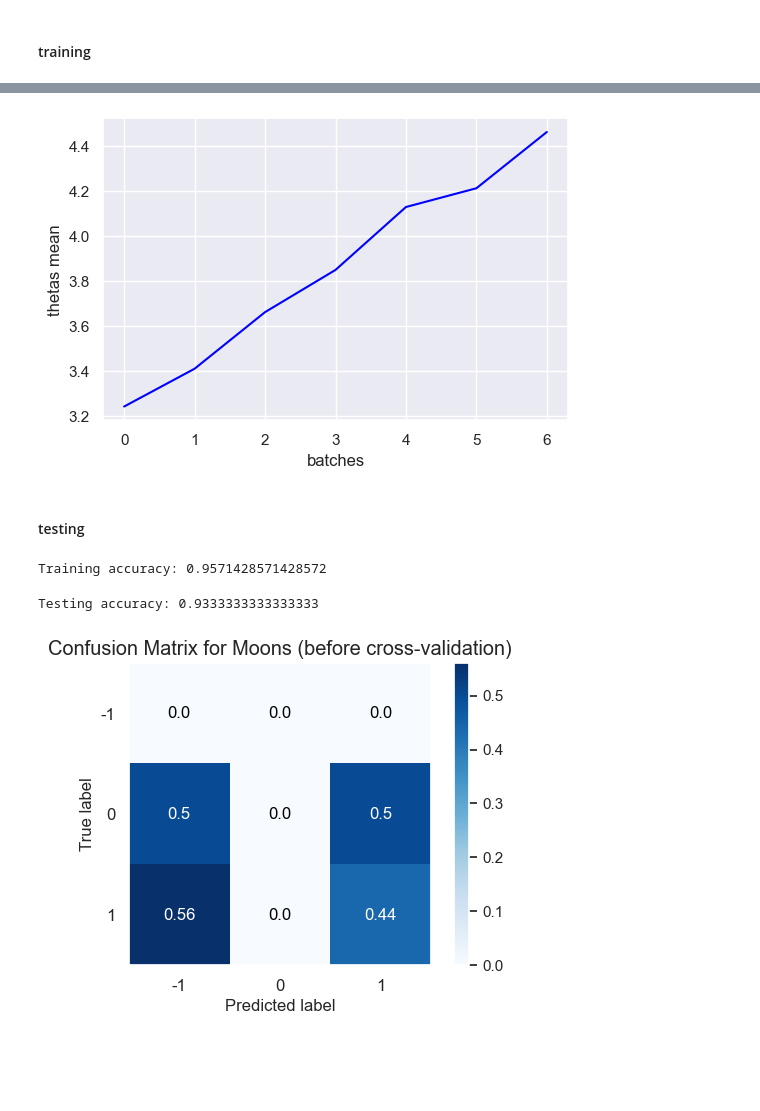
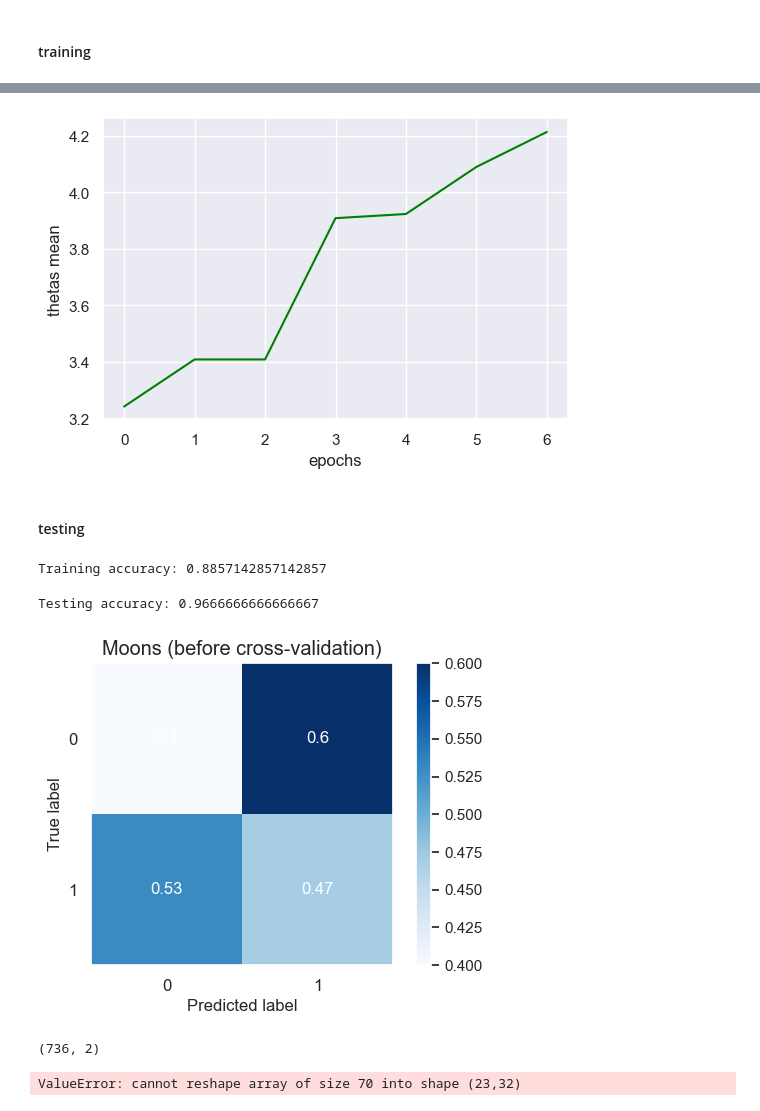
Before and after one commit to Roman20022002/QPQC_Project, a Jupyter notebook: n_qubits_QVC_Moons.ipynb, the cells around one changed output, grey strips where cells are left out. Drawn from its saved outputs; the diff is of its cells as text; code cells hidden in the pictures; blank space fills up the shorter version.

Commit message:
training/testing per epoch

```diff
--- a/n_qubits_QVC_Moons.ipynb
+++ b/n_qubits_QVC_Moons.ipynb
@@ -152,20 +154,32 @@ epochs = n_batches
 shots = 1024
 thetas = []
 tmp = []
+training_accuracies = []
+testing_accuracies = []
+
 for i in tqdm(range(0, epochs)):
 
     prediction = []
     data = x[i]
     labels = y[i]
 
-    for i in range(0, len(data)):
-        prediction.append(h(data[i], theta, n, d, shots))
+    for j in range(0, len(data)):
+        prediction.append(h(data[j], theta, n, d, shots))
 
         objective_function = lambda theta: MSE_loss(theta, labels)
         optimizer = COBYLA(maxiter=100)
 
         theta_opt = optimizer.minimize(objective_function, theta).x
 
+    h_subtest = []
+    for k in range(0, len(y_test)):
+        h_subtest.append(h(X_test[k], theta, n, d, shots))
+
+    train_result = 1 - ( (np.abs(sum(2*labels-1-prediction))/2) / len(labels) )
+    test_result = 1 - (np.abs((sum(2*y_test-1-h_subtest)/2)) / len(y_test) )
+    training_accuracies.append(train_result)
+    testing_accuracies.append(test_result)
+
     thetas.append(theta)
     tmp.append(prediction)
     theta = theta_opt
@@ -175,13 +208,13 @@ thetas_mean = []
 for i in range(len(thetas)):
     thetas_mean.append(np.mean(thetas[i]))
 
-plt.plot(thetas_mean, color='blue')
-plt.xlabel('batches')
+plt.plot(thetas_mean, color='green')
+plt.xlabel('epochs')
 plt.ylabel('thetas mean')
 #plt.legend(loc=0, frameon=False)
 plt.show()
 # %% [output]
-[figure, old version]
+[figure, new version]
 # %% [markdown]
 #### testing
 # %%
@@ -190,17 +223,10 @@ for i in range(0, len(tmp)):
     for j in range(0, len(tmp[i])):
         predictions.append(tmp[i][j])
 
-h_new = []
-for i in range(0, len(y_train)):
-    h_new.append(h(X_train[i], theta_opt, n, d, shots))
-
 accuracy_train = 1 - ( (np.abs(sum(2*y_train-1-predictions))/2) / len(y_train) )
 print('Training accuracy: '+ str(accuracy_train))
-#print(np.abs(sum(2*y_train-1-predictions))/2)
-#print(sum(2*y_train-1-h_new))
-#print(len(y_train))
 # %% [output]
-Training accuracy: 0.9571428571428572
+Training accuracy: 0.8857142857142857
 # %%
 h_test = []
 for i in range(0, len(y_test)):
@@ -208,11 +234,16 @@ for i in range(0, len(y_test)):
 
 accuracy_test = 1 - (np.abs((sum(2*y_test-1-h_test)/2)) / len(y_test) )
 print('Testing accuracy: '+ str(accuracy_test))
-#print(np.abs(sum(2*y_test-1-h_test))/2)
-#print(len(y_test))
 # %% [output]
-Testing accuracy: 0.9333333333333333
+Testing accuracy: 0.9666666666666667
 # %%
-skplt.metrics.plot_confusion_matrix(y_test, h_test, normalize=True, title = 'Confusion Matrix for Moons (before cross-validation)');
+tmp = []
+for i in range(0, len(h_test)):
+    if h_test[i] == 1:
+        tmp.append(0)
+    else:
+        tmp.append(1)
+
+skplt.metrics.plot_confusion_matrix(y_test, tmp, normalize=True, title = 'Moons (before cross-validation)');
 # %% [output]
-[figure, old version]
+[figure, new version]
@@ -236,3 +263,6 @@ ax[0].set_title('Training accuracy: '+ str(accuracy_train));
 ax[1].contourf(x0x0, x1x1, new_contours, cmap=plt.cm.coolwarm)
 ax[1].scatter(X_test[:,0], X_test[:,1], c=y_test)
 ax[1].set_title('Testing accuracy: '+ str(accuracy_test));
+# %% [output]
+(736, 2)
+ValueError: cannot reshape array of size 70 into shape (23,32)
```
Also changed, not shown: parts of 7 cells of this notebook.
